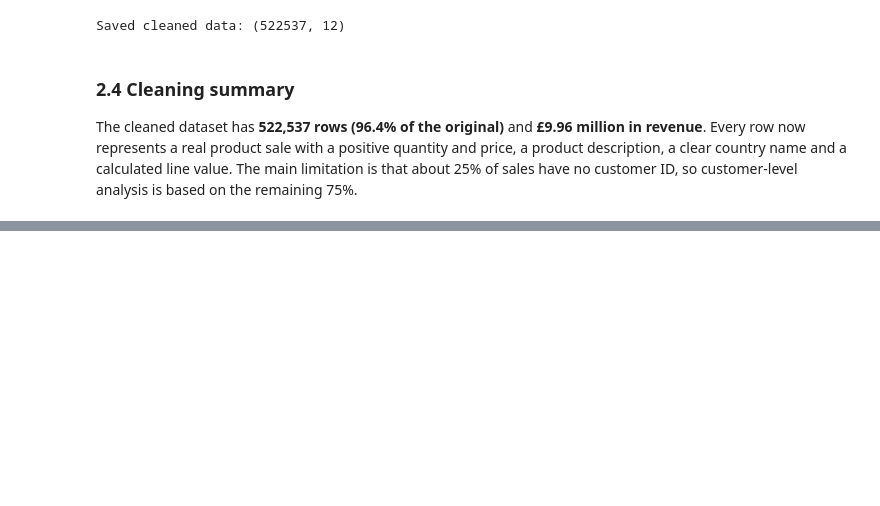
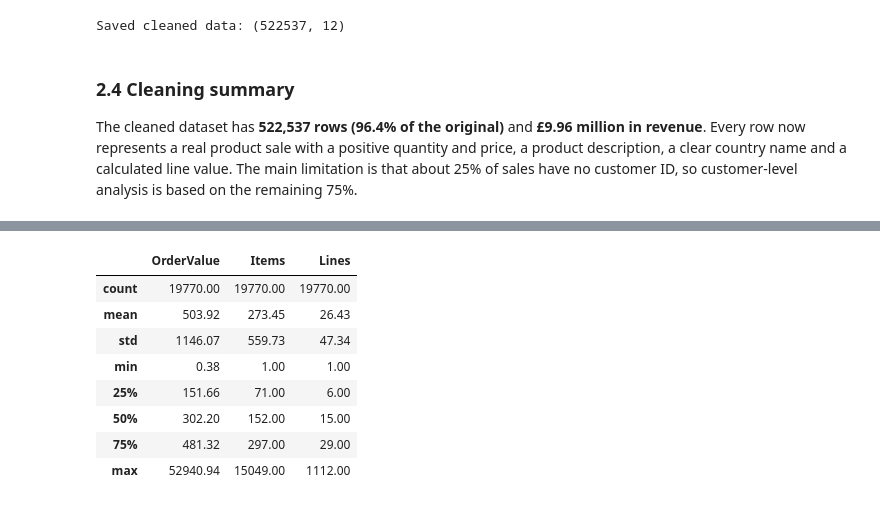
Before and after one commit to Enne08/online-retail-dashboard, a Jupyter notebook: online_retail_analysis.ipynb, the cells around one changed output, grey strips where cells are left out. Cells and saved outputs as stored; diff of their text form; code cells hidden in the pictures; blank space fills up the shorter version.

```diff
--- a/online_retail_analysis.ipynb
+++ b/online_retail_analysis.ipynb
@@ -327,0 +352,19 @@ The cleaned dataset has **522,537 rows (96.4% of the original)** and **£9.96 mi
+# %%
+orders = sales.groupby("InvoiceNo").agg(
+    OrderValue=("TotalPrice", "sum"),
+    Items=("Quantity", "sum"),
+    Lines=("StockCode", "count"),
+    CustomerID=("CustomerID", "first"),
+    Country=("Country", "first"),
+)
+
+kpis = {
+    "Total revenue (£)": f"{sales['TotalPrice'].sum():,.0f}",
+    "Number of orders": f"{len(orders):,}",
+    "Number of customers (known)": f"{sales.loc[sales['CustomerID'] != 'Unknown', 'CustomerID'].nunique():,}",
+    "Number of products": f"{sales['StockCode'].nunique():,}",
+    "Number of countries": sales["Country"].nunique(),
+    "Average order value (£)": f"{orders['OrderValue'].mean():,.2f}",
+    "Median order value (£)": f"{orders['OrderValue'].median():,.2f}",
+}
+pd.Series(kpis, name="Value").to_frame()
@@ -327,0 +380,12 @@ The cleaned dataset has **522,537 rows (96.4% of the original)** and **£9.96 mi
+# %%
+orders[["OrderValue", "Items", "Lines"]].describe().round(2)
+# %% [output]
+|  | OrderValue | Items | Lines |
+| count | 19770.00 | 19770.00 | 19770.00 |
+| mean | 503.92 | 273.45 | 26.43 |
+| std | 1146.07 | 559.73 | 47.34 |
+| min | 0.38 | 1.00 | 1.00 |
+| 25% | 151.66 | 71.00 | 6.00 |
+| 50% | 302.20 | 152.00 | 15.00 |
+| 75% | 481.32 | 297.00 | 29.00 |
+| max | 52940.94 | 15049.00 | 1112.00 |
```
Also changed, not shown: parts of 12 cells of this notebook.
